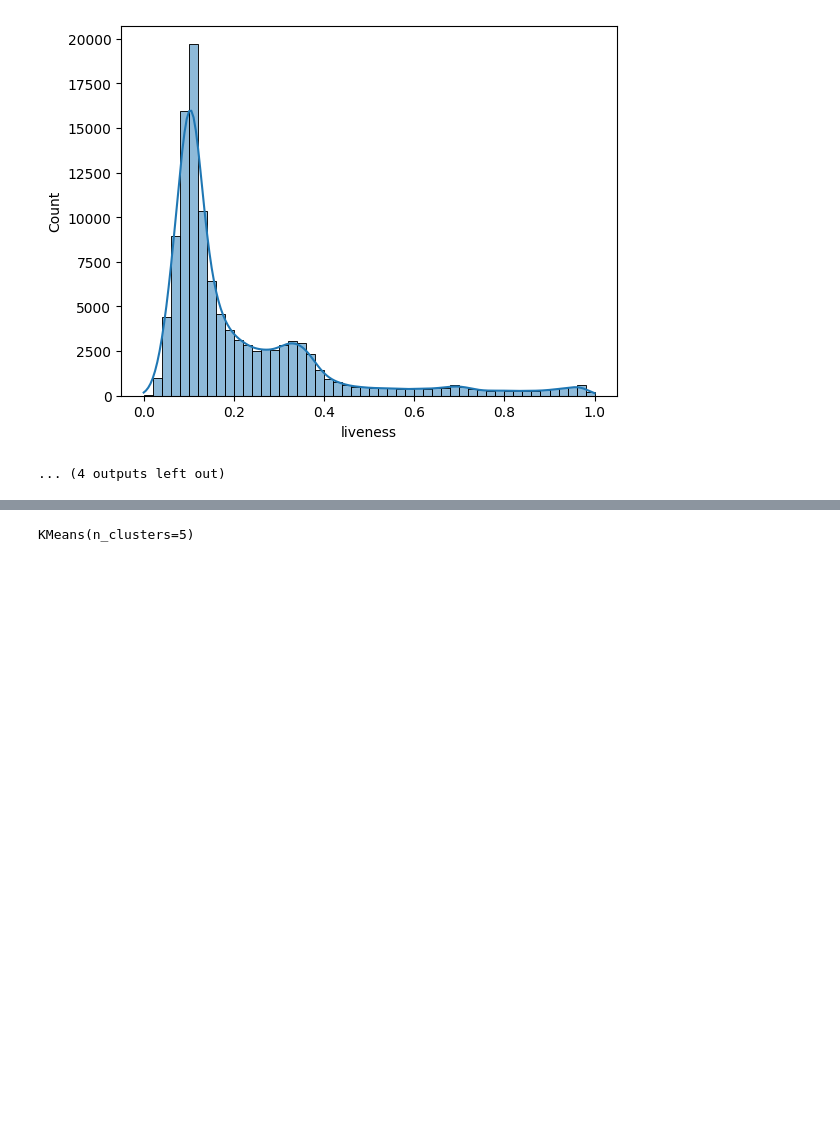
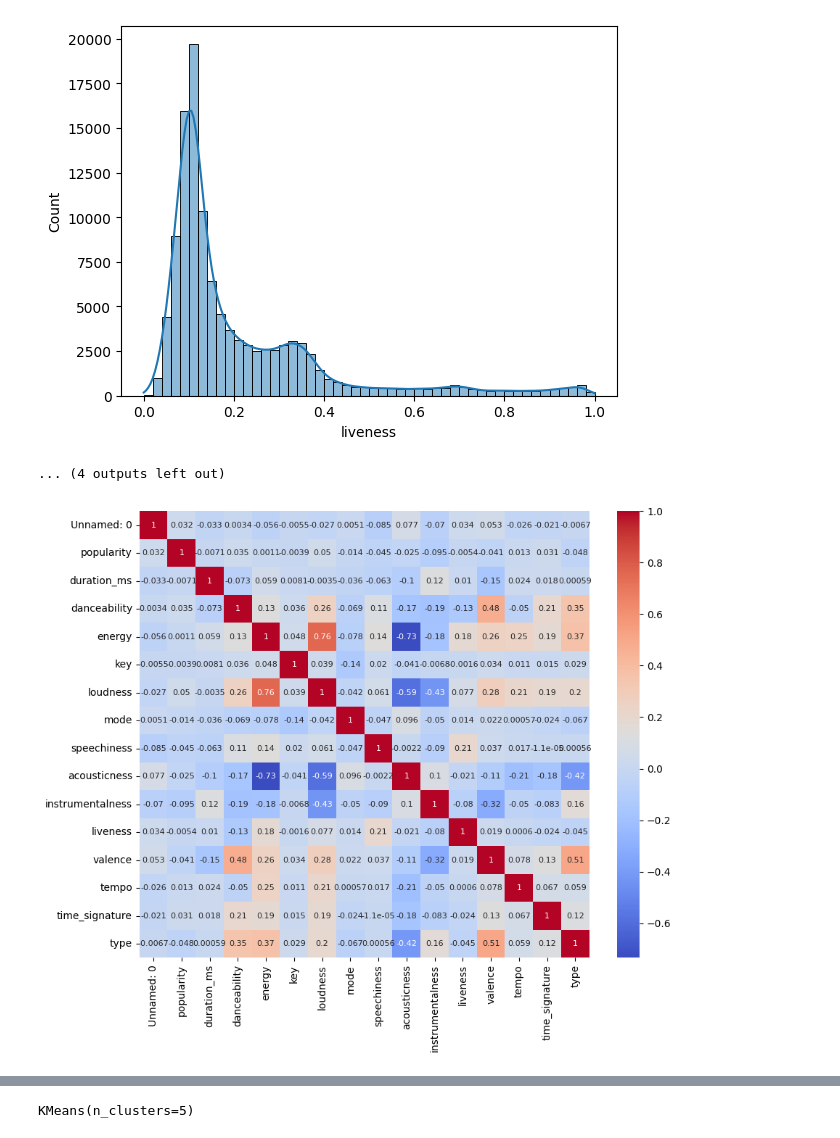
Before and after one commit to Priyanka-Keshavan/Team6_1.4_Spotify_Capstone, a Jupyter notebook: Spotify.ipynb, the cells around one changed output, grey strips where cells are left out. Saved outputs shown, nothing was run; the diff lists cells and outputs as text; code cells hidden in the pictures; blank space fills up the shorter version.

```diff
--- a/Spotify.ipynb
+++ b/Spotify.ipynb
@@ -85,3 +88,14 @@ for col in num_cols:
 [figure]
 [figure]
 ... (4 outputs left out)
+# %%
+#heatmap with pandas
+#Thought process: I used the same separation of categorical groups that I used to make the histograms, but I had problems with numbers overlapping, so I used Google
+#to figure out how to make the box sizes larger so everything was easily comprehendible.
+
+correlation_matrix = tracks_df.select_dtypes(include=np.number).corr()
+plt.figure(figsize=(10, 8))
+sns.heatmap(correlation_matrix, annot=True, cmap='coolwarm', annot_kws= {"fontsize": 8})
+plt.show()
+# %% [output]
+[figure, added]
```
Also changed, not shown: parts of 3 cells of this notebook.
